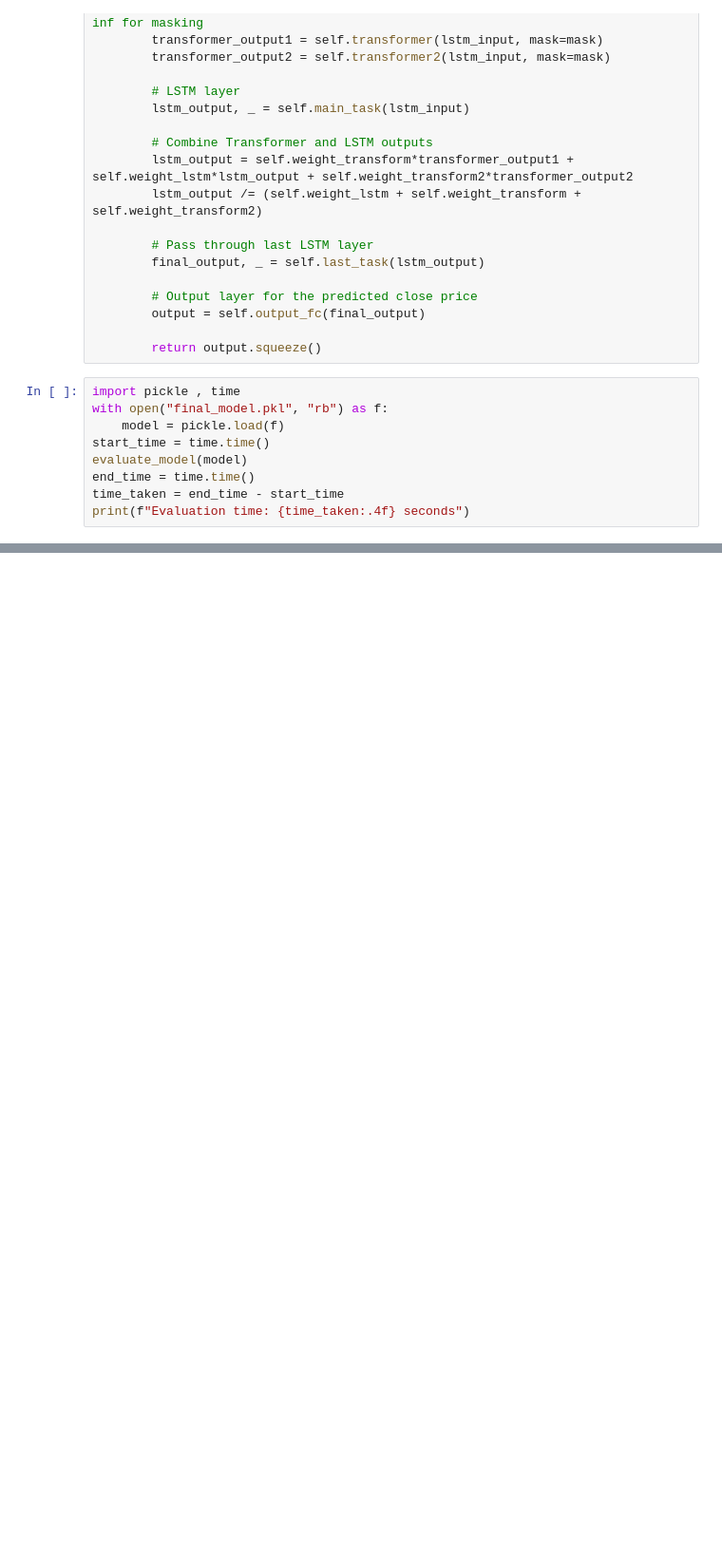
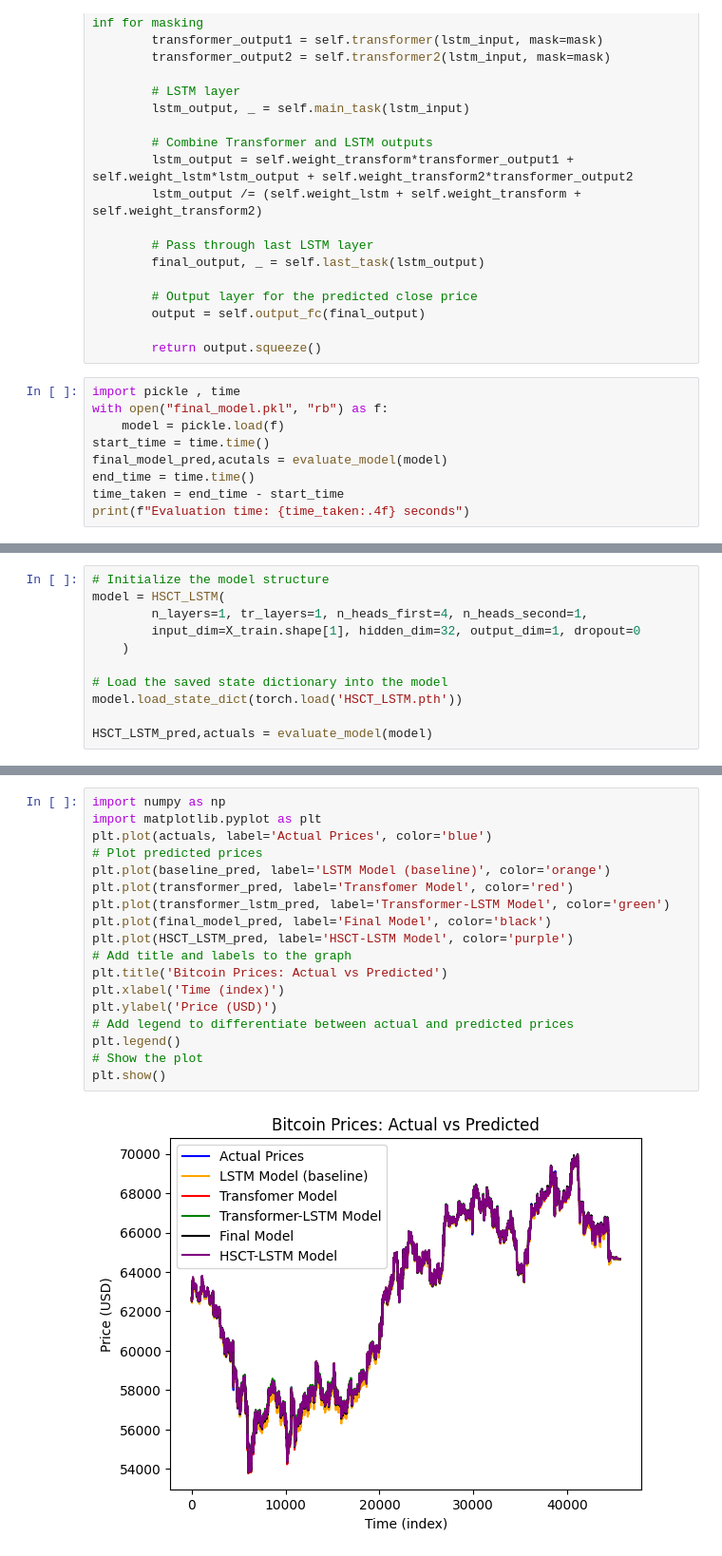
Before and after one commit to kinan-02/Fintech, a Jupyter notebook: eval_models.ipynb, the cells around one changed output, grey strips where cells are left out. Shown at 95% size. Cells and saved outputs as stored; diff of their text form; blank space fills up the shorter version.

```diff
--- a/eval_models.ipynb
+++ b/eval_models.ipynb
@@ -555,7 +550,7 @@ import pickle , time
 with open("final_model.pkl", "rb") as f:
     model = pickle.load(f)
 start_time = time.time()
-evaluate_model(model)
+final_model_pred,acutals = evaluate_model(model)
 end_time = time.time()
 time_taken = end_time - start_time
 print(f"Evaluation time: {time_taken:.4f} seconds")
@@ -568,0 +657,11 @@ Evaluation time: 4.8712 seconds
+# %%
+# Initialize the model structure
+model = HSCT_LSTM(
+        n_layers=1, tr_layers=1, n_heads_first=4, n_heads_second=1,
+        input_dim=X_train.shape[1], hidden_dim=32, output_dim=1, dropout=0
+    )
+
+# Load the saved state dictionary into the model
+model.load_state_dict(torch.load('HSCT_LSTM.pth'))
+
+HSCT_LSTM_pred,actuals = evaluate_model(model)
@@ -568,0 +676,20 @@ Evaluation time: 4.8712 seconds
+# %%
+import numpy as np
+import matplotlib.pyplot as plt
+plt.plot(actuals, label='Actual Prices', color='blue')
+# Plot predicted prices
+plt.plot(baseline_pred, label='LSTM Model (baseline)', color='orange')
+plt.plot(transformer_pred, label='Transfomer Model', color='red')
+plt.plot(transformer_lstm_pred, label='Transformer-LSTM Model', color='green')
+plt.plot(final_model_pred, label='Final Model', color='black')
+plt.plot(HSCT_LSTM_pred, label='HSCT-LSTM Model', color='purple')
+# Add title and labels to the graph
+plt.title('Bitcoin Prices: Actual vs Predicted')
+plt.xlabel('Time (index)')
+plt.ylabel('Price (USD)')
+# Add legend to differentiate between actual and predicted prices
+plt.legend()
+# Show the plot
+plt.show()
+# %% [output]
+[figure, added]
```
Also changed, not shown: parts of 8 cells of this notebook.
